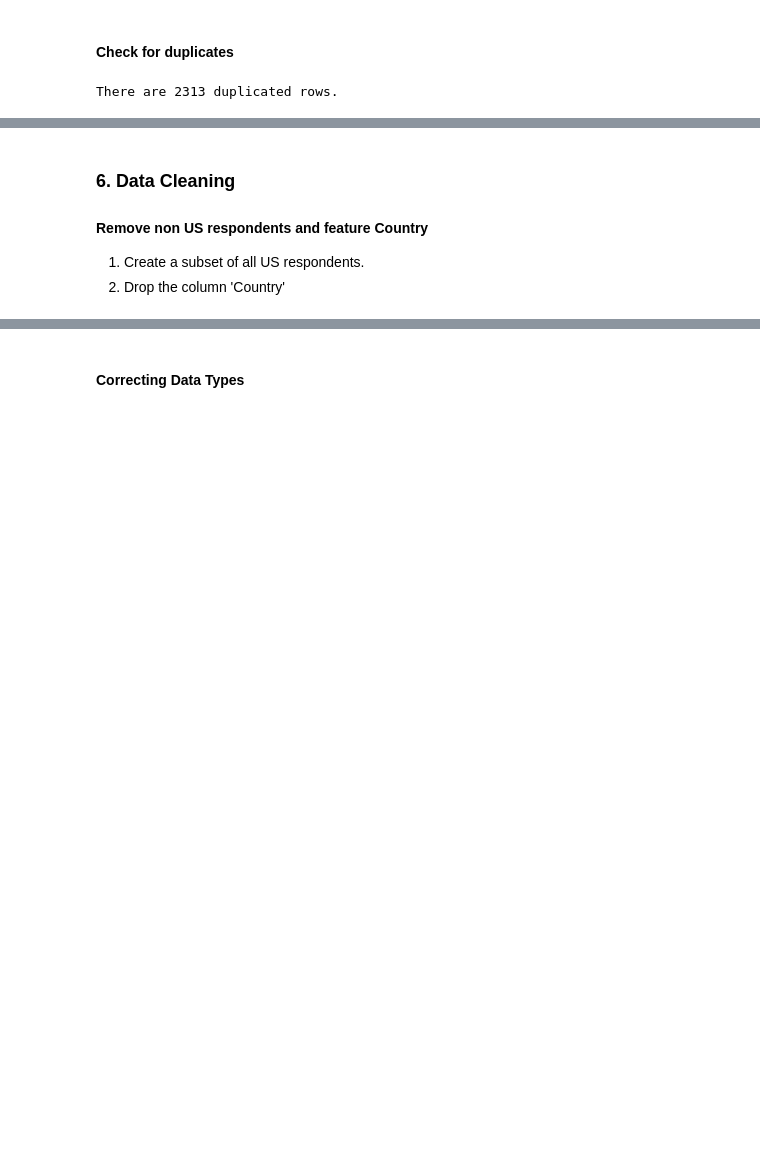
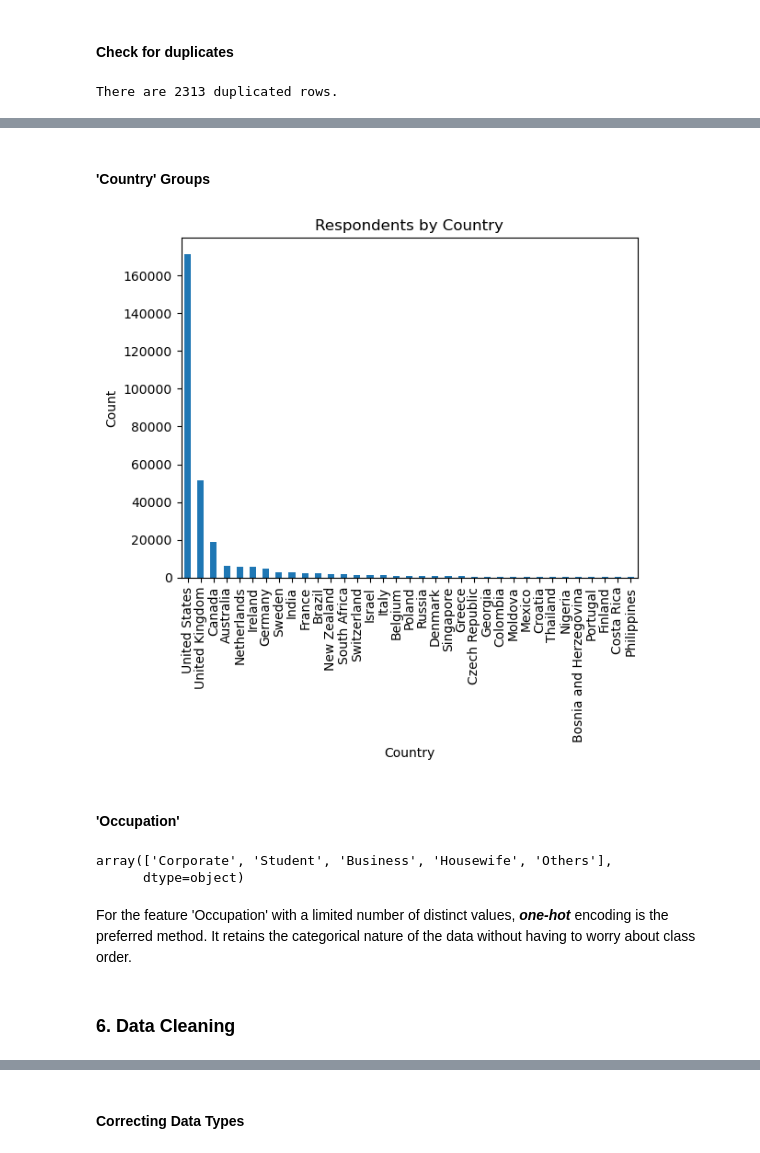
Before and after one commit to judesantos/Springboard_DS_ML, a Jupyter notebook: Unit7.6_Capstone2_DataWrangling/Capstone2_ProblemIdea_DataWrangling.ipynb, the cells around one changed output, grey strips where cells are left out. Drawn from its saved outputs; the diff is of its cells as text; code cells hidden in the pictures; blank space fills up the shorter version.

```diff
--- a/Unit7.6_Capstone2_DataWrangling/Capstone2_ProblemIdea_DataWrangling.ipynb
+++ b/Unit7.6_Capstone2_DataWrangling/Capstone2_ProblemIdea_DataWrangling.ipynb
@@ -271,7 +240,22 @@ There are 2313 duplicated rows.
+# %% [markdown]
+#### 'Country' Groups
+# %%
+country_counts = df['Country'].value_counts()
+country_counts.plot(kind='bar')
+plt.xlabel('Country')
+plt.ylabel('Count')
+plt.title('Respondents by Country')
+_ = plt.show()
+# %% [output]
+[figure, added]
+# %% [markdown]
+#### 'Occupation'
+# %%
+df['Occupation'].unique()
+# %% [output]
+array(['Corporate', 'Student', 'Business', 'Housewife', 'Others'],
+      dtype=object)
+# %% [markdown]
+For the feature 'Occupation' with a limited number of distinct values, ***one-hot*** encoding is the preferred method. It retains the categorical nature of the data without having to worry about class order.
 # %% [markdown]
 ### 6. Data Cleaning
-
-#### Remove non US respondents and feature Country
-
-1. Create a subset of all US respondents.
-2. Drop the column 'Country'
```
Also changed, not shown: parts of 42 cells of this notebook.
